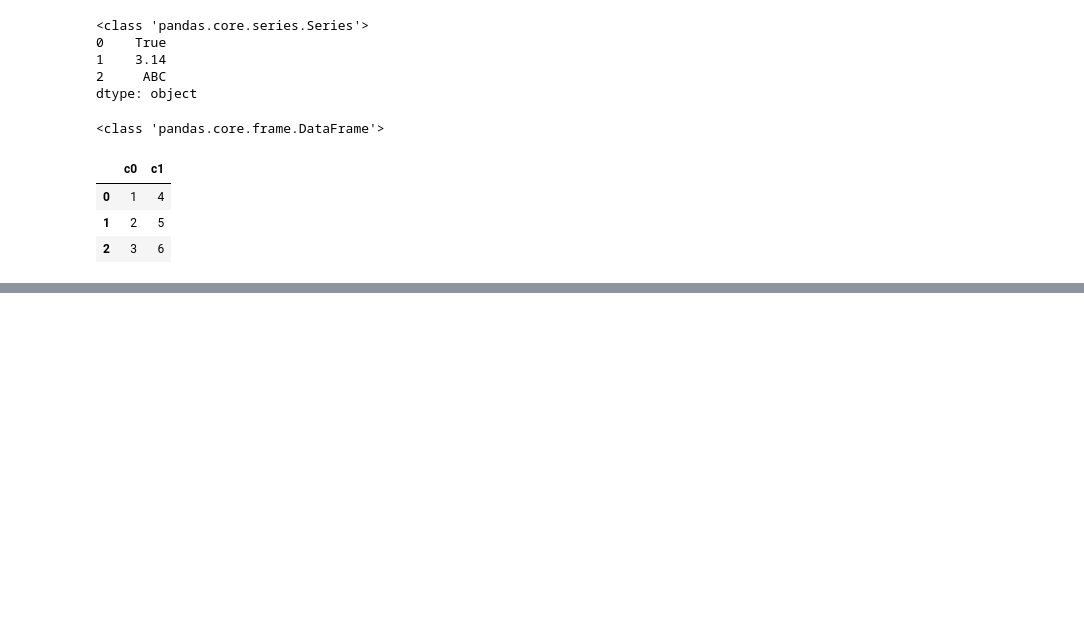
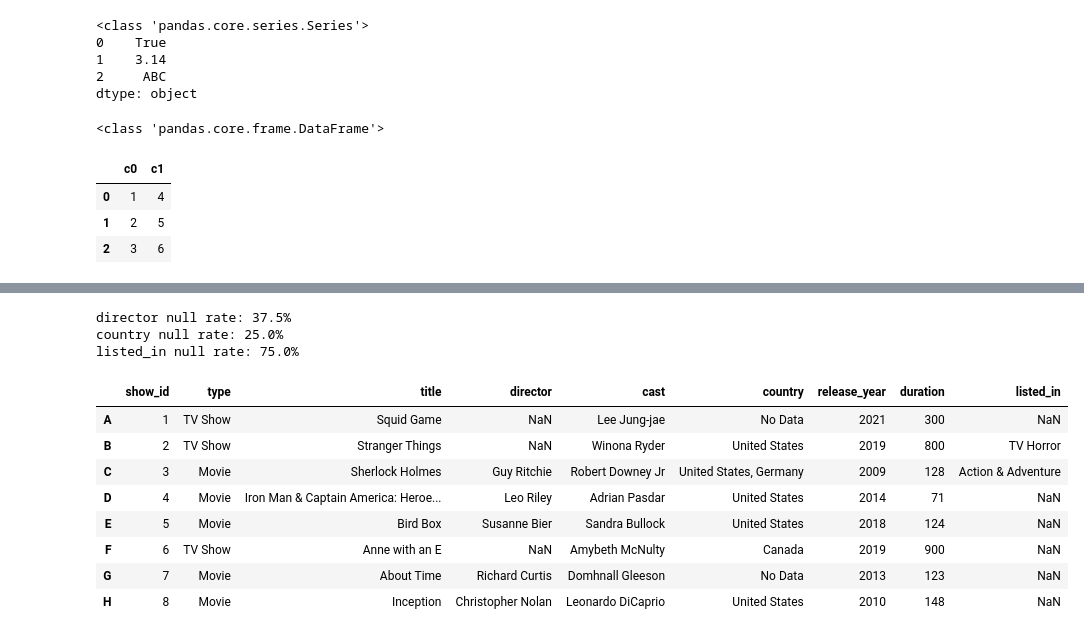
Before and after one commit to yj4976s-cpu/AI_26, a Jupyter notebook: 판다스_공부.ipynb, the cells around one changed output, grey strips where cells are left out. Drawn from its saved outputs; the diff is of its cells as text; code cells hidden in the pictures; blank space fills up the shorter version.

```diff
--- a/판다스_공부.ipynb
+++ b/판다스_공부.ipynb
@@ -32,0 +288,7 @@ df
+# %%
+import pandas as pd
+netflix = pd.read_csv('netflix_selena.csv')
+# loc[] : 데이터프레임의 행과 열의 이름을 사용
+# 전체 행과 title과 release_year의 열을 출력
+title_year = netflix.loc[ : , ['title', 'release_year']]
+title_year.head()
@@ -32,0 +311,7 @@ df
+# %%
+# .index : 행 이름 변경
+netflix.index = ['A', 'B', 'C', 'D', 'E', 'F', 'G', 'H']
+# .loc[] : 데이터프레임의 행과 열의 이름을 사용
+# B, C행과 title과 release_year의 열을 출력
+title_year = netflix.loc[['B', 'C'], ['title', 'release_year']]
+title_year.head()
@@ -32,0 +399,25 @@ df
+# %%
+# 결측치 확인(3) - .for문
+for i in netflix.columns:
+    missingValueRate = netflix[i].isna().sum()/len(netflix) *100
+    if missingValueRate > 0:
+        print("{} null rate: {}%".format(i, round(missingValueRate, 2 )))
+# %% [output]
+director null rate: 37.5%
+country null rate: 25.0%
+listed_in null rate: 75.0%
+# %%
+# 결측치 처리(1) - fillna()
+# 결측치 비율 : country(25.0%) : 8개 중에 2개 결측치
+netflix['country'] = netflix['country'].fillna('No Data')
+netflix
+# %% [output]
+|  | show_id | type | title | director | cast | country | release_year | duration | listed_in |
+| A | 1 | TV Show | Squid Game | NaN | Lee Jung-jae | No Data | 2021 | 300 | NaN |
+| B | 2 | TV Show | Stranger Things | NaN | Winona Ryder | United States | 2019 | 800 | TV Horror |
+| C | 3 | Movie | Sherlock Holmes | Guy Ritchie | Robert Downey Jr | United States, Germany | 2009 | 128 | Action & Adventure |
+| D | 4 | Movie | Iron Man & Captain America: Heroe... | Leo Riley | Adrian Pasdar | United States | 2014 | 71 | NaN |
+| E | 5 | Movie | Bird Box | Susanne Bier | Sandra Bullock | United States | 2018 | 124 | NaN |
+| F | 6 | TV Show | Anne with an E | NaN | Amybeth McNulty | Canada | 2019 | 900 | NaN |
+| G | 7 | Movie | About Time | Richard Curtis | Domhnall Gleeson | No Data | 2013 | 123 | NaN |
+| H | 8 | Movie | Inception | Christopher Nolan | Leonardo DiCaprio | United States | 2010 | 148 | NaN |
```
Also changed, not shown: parts of 56 cells of this notebook.
